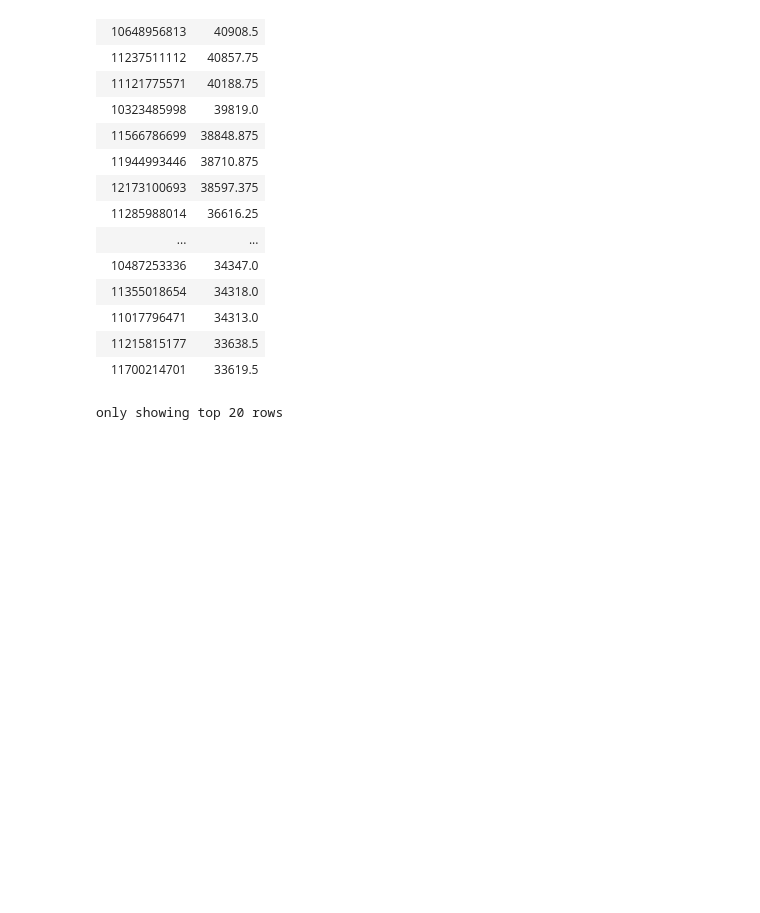
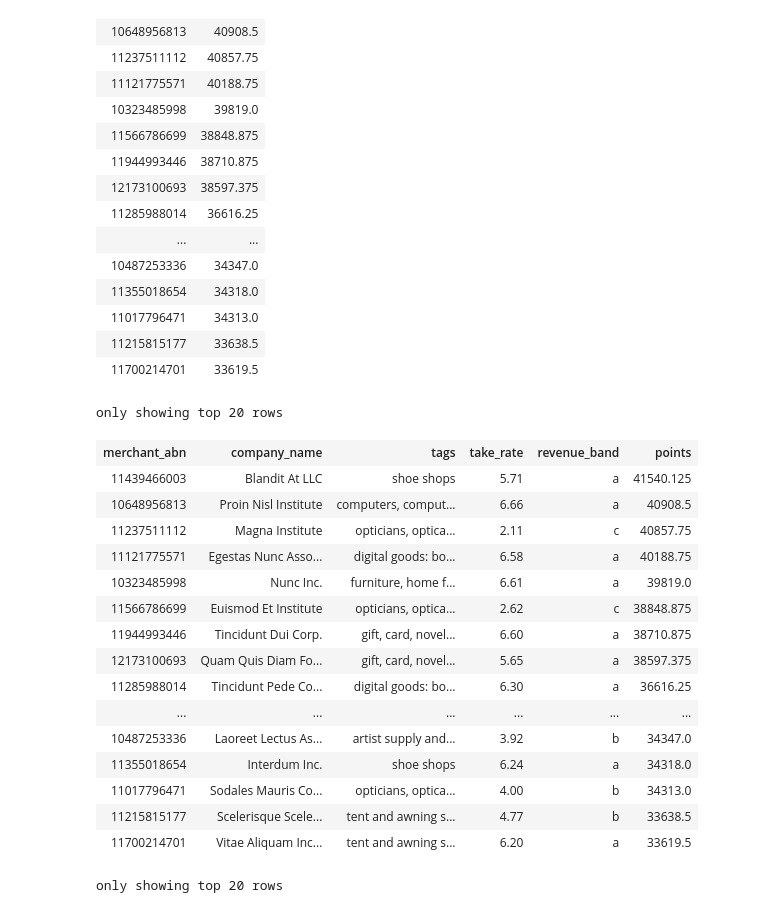
Before and after one commit to MAST30034-Applied-Data-Science/generic-buy-now-pay-later-project-group-35, a Jupyter notebook: notebooks/6-ranking_system.ipynb, the cells around one changed output. Cells and saved outputs as stored; diff of their text form; code cells hidden in the pictures; blank space fills up the shorter version.

```diff
--- a/notebooks/6-ranking_system.ipynb
+++ b/notebooks/6-ranking_system.ipynb
@@ -479,3 +489,24 @@ rankings
 | 11215815177 | 33638.5 |
 | 11700214701 | 33619.5 |
 only showing top 20 rows
+# %%
+merchants_sdf = merchants_sdf.join(rankings, "merchant_abn").orderBy(desc("points"))
+merchants_sdf
+# %% [output]
+| merchant_abn | company_name | tags | take_rate | revenue_band | points |
+| 11439466003 | Blandit At LLC | shoe shops | 5.71 | a | 41540.125 |
+| 10648956813 | Proin Nisl Institute | computers, comput... | 6.66 | a | 40908.5 |
+| 11237511112 | Magna Institute | opticians, optica... | 2.11 | c | 40857.75 |
+| 11121775571 | Egestas Nunc Asso... | digital goods: bo... | 6.58 | a | 40188.75 |
+| 10323485998 | Nunc Inc. | furniture, home f... | 6.61 | a | 39819.0 |
+| 11566786699 | Euismod Et Institute | opticians, optica... | 2.62 | c | 38848.875 |
+| 11944993446 | Tincidunt Dui Corp. | gift, card, novel... | 6.60 | a | 38710.875 |
+| 12173100693 | Quam Quis Diam Fo... | gift, card, novel... | 5.65 | a | 38597.375 |
+| 11285988014 | Tincidunt Pede Co... | digital goods: bo... | 6.30 | a | 36616.25 |
+| ... | ... | ... | ... | ... | ... |
+| 10487253336 | Laoreet Lectus As... | artist supply and... | 3.92 | b | 34347.0 |
+| 11355018654 | Interdum Inc. | shoe shops | 6.24 | a | 34318.0 |
+| 11017796471 | Sodales Mauris Co... | opticians, optica... | 4.00 | b | 34313.0 |
+| 11215815177 | Scelerisque Scele... | tent and awning s... | 4.77 | b | 33638.5 |
+| 11700214701 | Vitae Aliquam Inc... | tent and awning s... | 6.20 | a | 33619.5 |
+only showing top 20 rows
```
Also changed, not shown: parts of 3 cells of this notebook, 1 other file.
